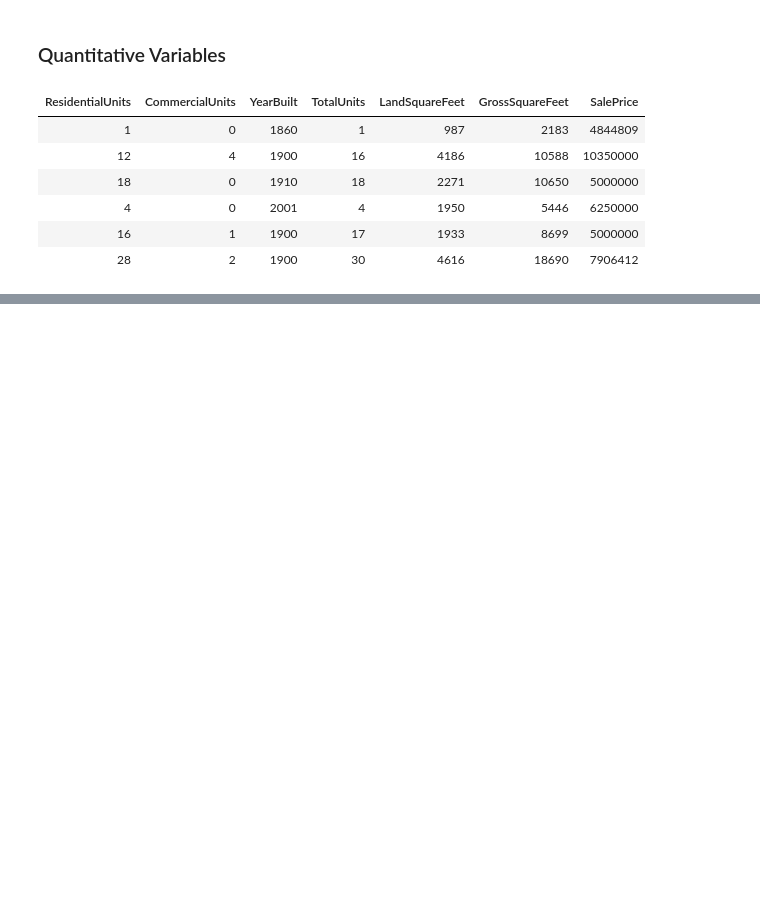
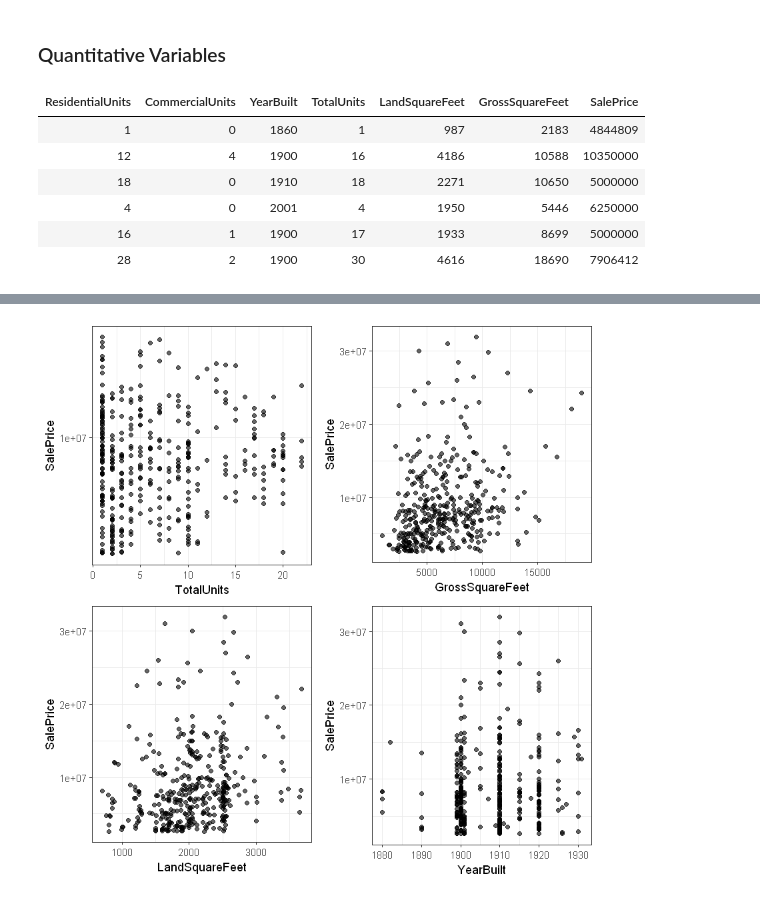
Before and after one commit to vknguyen1902/data-mining, a Jupyter notebook: Real Estates Manhattan.ipynb, the cells around one changed output, grey strips where cells are left out. Cells and saved outputs as stored; diff of their text form; code cells hidden in the pictures; blank space fills up the shorter version.

```diff
--- a/Real Estates Manhattan.ipynb
+++ b/Real Estates Manhattan.ipynb
@@ -309,0 +346,47 @@ pairs(num_var)
+# %%
+#Create function to remove outliers
+outliers <- function(x,low=TRUE,up=TRUE) {
+    qnt <- quantile(x, probs=c(.25,.75),na.rm = TRUE)
+    H <- 1.5 * IQR(x, na.rm = TRUE)
+    if (low == TRUE) {
+        low <- which(x < (qnt[1] - H))
+        } else {
+        low <- which(x < (qnt[1]))
+    }
+    if (up == TRUE) {
+        up <- which(x > (qnt[2] + H))
+        } else {
+        up <- which(x > (qnt[2]))
+    }
+    c(low,up)
+}
+# %%
+#Remove outliers
+num_var <- num_var[-outliers(num_var$GrossSquareFeet),]
+num_var <- num_var[-outliers(num_var$LandSquareFeet),]
+num_var <- num_var[-outliers(num_var$YearBuilt),]
+num_var <- num_var[-outliers(num_var$TotalUnits),]
+# %%
+#Total Units and Empty Land
+filled_land <- num_var %>%
+    filter(TotalUnits != 0, GrossSquareFeet != 0, SalePrice != 0)
+
+units <- filled_land %>%
+    ggplot(aes(x = TotalUnits, y = SalePrice)) +
+    geom_point(alpha=0.6) + theme_bw() + scale_y_log10()
+
+sqft <- filled_land %>%
+    ggplot(aes(x = GrossSquareFeet, y = SalePrice)) +
+    geom_point(alpha=0.6) + theme_bw()
+
+land <- filled_land %>%
+    ggplot(aes(x = LandSquareFeet, y = SalePrice)) +
+    geom_point(alpha=0.6) + theme_bw()
+
+year <- filled_land %>%
+    ggplot(aes(x = YearBuilt, y = SalePrice)) +
+    geom_point(alpha=0.6) + theme_bw()
+
+plot_grid(units,sqft,land,year, nrow=2, ncol=2)
+# %% [output]
+[figure, added]
```
Also changed, not shown: parts of 11 cells of this notebook.
